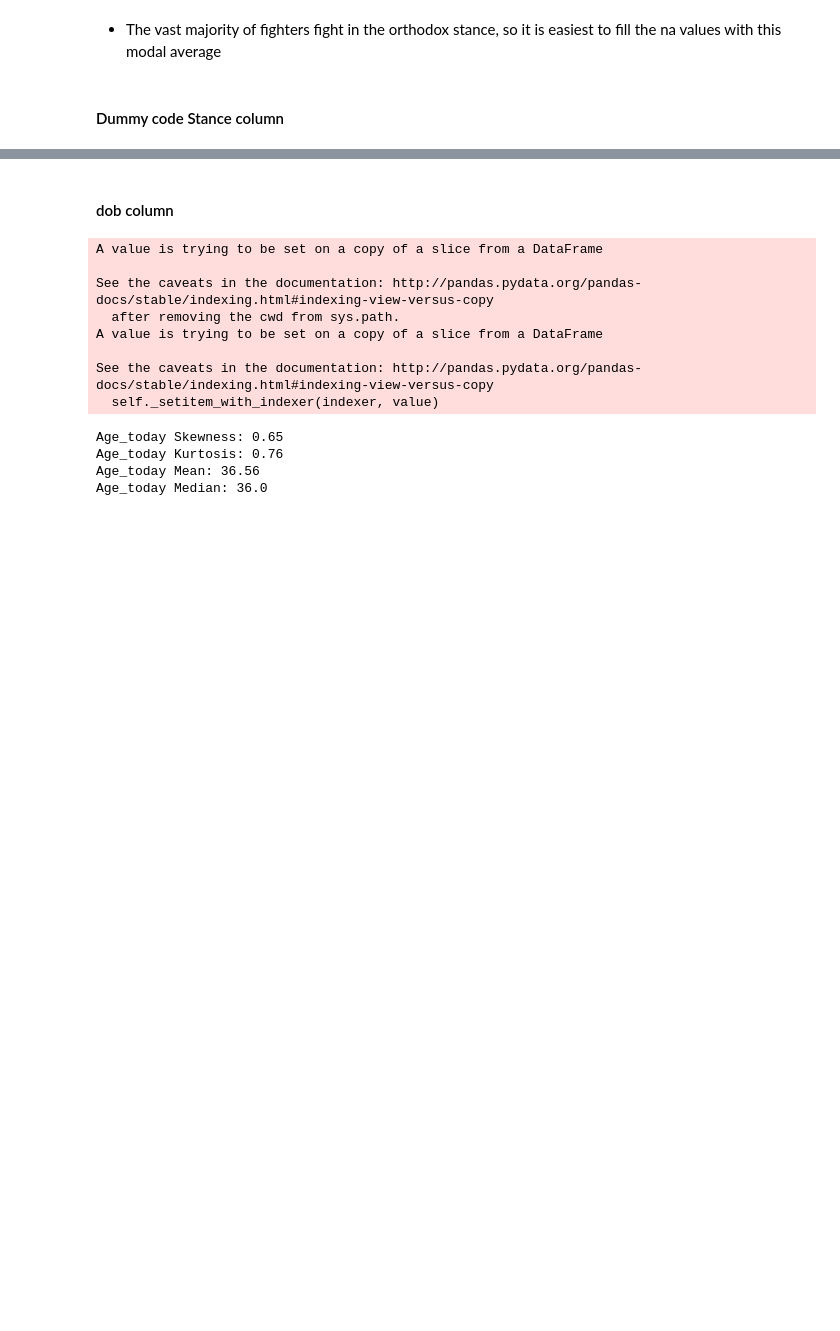
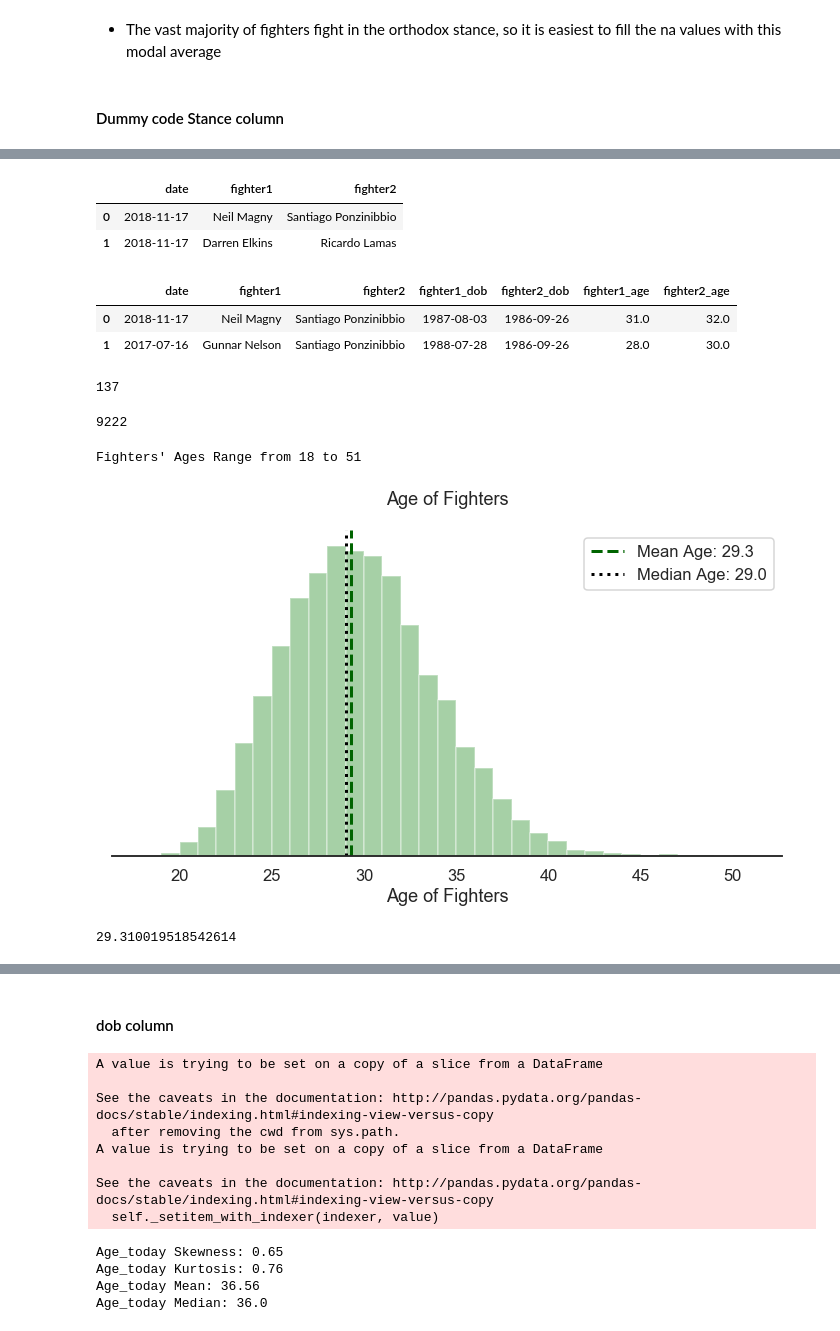
Before and after one commit to AdamBlomfield/machine_learning_ufc_data, a Jupyter notebook: notebooks/cleaning_data.ipynb, the cells around one changed output, grey strips where cells are left out. Saved outputs shown, nothing was run; the diff lists cells and outputs as text; code cells hidden in the pictures; blank space fills up the shorter version.

```diff
--- a/notebooks/cleaning_data.ipynb
+++ b/notebooks/cleaning_data.ipynb
@@ -536,0 +550,55 @@ data_fighters.rename(columns = {'stance_Open Stance': 'stance_Open_Stance'}, inp
+# %%
+bout_date = data_bouts['date']
+f1_names = data_bouts['fighter1']
+f1_dobs = 0 # fighters_dob['dob'][list(f1_names)]
+f2_names = data_bouts['fighter2']
+f2_dobs = 0 #fighters_dob['dob'][list(f2_names)]
+
+temp_df = pd.DataFrame({'date': bout_date,
+                        'fighter1': f1_names,
+                        'fighter2': f2_names})
+temp_df.head(2)
+# %% [output]
+|  | date | fighter1 | fighter2 |
+| 0 | 2018-11-17 | Neil Magny | Santiago Ponzinibbio |
+| 1 | 2018-11-17 | Darren Elkins | Ricardo Lamas |
+# %%
+temp_df = temp_df.merge(fighters_dob, left_on='fighter1', right_on='name')
+temp_df['fighter1_dob'] = temp_df['dob']
+temp_df.drop(['name', 'dob'], axis=1, inplace=True)
+temp_df.head(2)
+# %%
+temp_df = temp_df.merge(fighters_dob, left_on='fighter2', right_on='name')
+temp_df['fighter2_dob'] = temp_df['dob']
+temp_df.drop(['name', 'dob'], axis=1, inplace=True)
+temp_df.head(2)
+# %%
+cm.calc_age_at_fight(temp_df, 'fighter1_age', 'fighter1_dob')
+cm.calc_age_at_fight(temp_df, 'fighter2_age', 'fighter2_dob')
+temp_df.head(2)
+# %% [output]
+|  | date | fighter1 | fighter2 | fighter1_dob | fighter2_dob | fighter1_age | fighter2_age |
+| 0 | 2018-11-17 | Neil Magny | Santiago Ponzinibbio | 1987-08-03 | 1986-09-26 | 31.0 | 32.0 |
+| 1 | 2017-07-16 | Gunnar Nelson | Santiago Ponzinibbio | 1988-07-28 | 1986-09-26 | 28.0 | 30.0 |
+# %%
+# Drop Na Values
+temp_df['fighter1_age'].isna().sum()
+# %% [output]
+137
+# %%
+temp_df.dropna(subset=['fighter1_age', 'fighter2_age'], inplace=True )
+# %%
+# Make 2 lists of ages into 1 list
+fighter_ages = list(temp_df['fighter1_age']) + list(temp_df['fighter2_age'])
+len(fighter_ages)
+# %% [output]
+9222
+# %%
+average_age = cm.plot_sns_displot_ages(fighter_ages, 'Age of Fighters')
+# %% [output]
+Fighters' Ages Range from 18 to 51
+[figure, added]
+# %%
+average_age['mean']
+# %% [output]
+29.310019518542614
```
Also changed, not shown: parts of 23 cells of this notebook, 17 other files.
